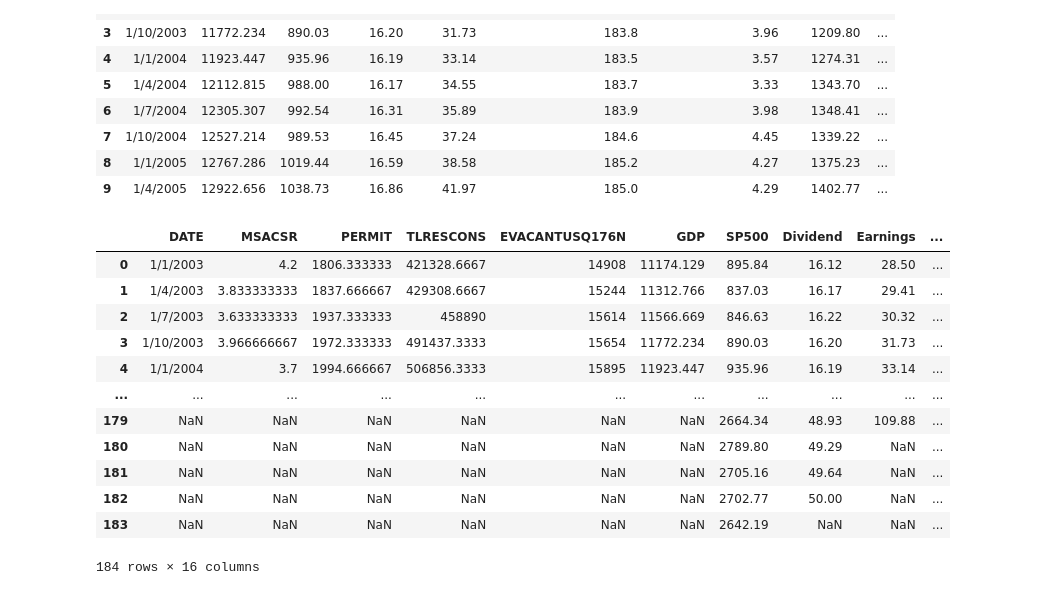
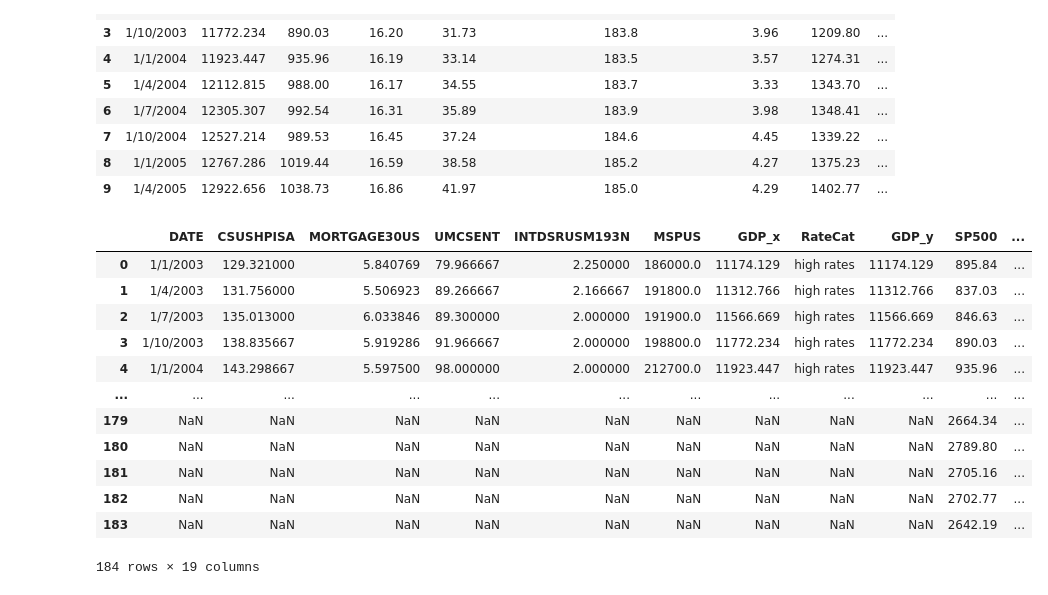
Before and after one commit to jmccahill5/datman, a Jupyter notebook: PS3.ipynb, the cells around one changed output. Saved outputs shown, nothing was run; the diff lists cells and outputs as text; code cells hidden in the pictures.

```diff
--- a/PS3.ipynb
+++ b/PS3.ipynb
@@ -154,17 +156,17 @@ dat3.head(10)
 # %%
-mergedOuter2 = pd.merge(dat2, dat3, how='outer', on=['DATE'],indicator=True)
+mergedOuter2 = pd.merge(dat, dat3, how='outer', on=['DATE'],indicator=True)
 mergedOuter2
 # %% [output]
-|  | DATE | MSACSR | PERMIT | TLRESCONS | EVACANTUSQ176N | GDP | SP500 | Dividend | Earnings | ... |
-| 0 | 1/1/2003 | 4.2 | 1806.333333 | 421328.6667 | 14908 | 11174.129 | 895.84 | 16.12 | 28.50 | ... |
-| 1 | 1/4/2003 | 3.833333333 | 1837.666667 | 429308.6667 | 15244 | 11312.766 | 837.03 | 16.17 | 29.41 | ... |
-| 2 | 1/7/2003 | 3.633333333 | 1937.333333 | 458890 | 15614 | 11566.669 | 846.63 | 16.22 | 30.32 | ... |
-| 3 | 1/10/2003 | 3.966666667 | 1972.333333 | 491437.3333 | 15654 | 11772.234 | 890.03 | 16.20 | 31.73 | ... |
-| 4 | 1/1/2004 | 3.7 | 1994.666667 | 506856.3333 | 15895 | 11923.447 | 935.96 | 16.19 | 33.14 | ... |
-| ... | ... | ... | ... | ... | ... | ... | ... | ... | ... | ... |
-| 179 | NaN | NaN | NaN | NaN | NaN | NaN | 2664.34 | 48.93 | 109.88 | ... |
-| 180 | NaN | NaN | NaN | NaN | NaN | NaN | 2789.80 | 49.29 | NaN | ... |
-| 181 | NaN | NaN | NaN | NaN | NaN | NaN | 2705.16 | 49.64 | NaN | ... |
-| 182 | NaN | NaN | NaN | NaN | NaN | NaN | 2702.77 | 50.00 | NaN | ... |
-| 183 | NaN | NaN | NaN | NaN | NaN | NaN | 2642.19 | NaN | NaN | ... |
+|  | DATE | CSUSHPISA | MORTGAGE30US | UMCSENT | INTDSRUSM193N | MSPUS | GDP_x | RateCat | GDP_y | SP500 | ... |
+| 0 | 1/1/2003 | 129.321000 | 5.840769 | 79.966667 | 2.250000 | 186000.0 | 11174.129 | high rates | 11174.129 | 895.84 | ... |
+| 1 | 1/4/2003 | 131.756000 | 5.506923 | 89.266667 | 2.166667 | 191800.0 | 11312.766 | high rates | 11312.766 | 837.03 | ... |
+| 2 | 1/7/2003 | 135.013000 | 6.033846 | 89.300000 | 2.000000 | 191900.0 | 11566.669 | high rates | 11566.669 | 846.63 | ... |
+| 3 | 1/10/2003 | 138.835667 | 5.919286 | 91.966667 | 2.000000 | 198800.0 | 11772.234 | high rates | 11772.234 | 890.03 | ... |
+| 4 | 1/1/2004 | 143.298667 | 5.597500 | 98.000000 | 2.000000 | 212700.0 | 11923.447 | high rates | 11923.447 | 935.96 | ... |
+| ... | ... | ... | ... | ... | ... | ... | ... | ... | ... | ... | ... |
+| 179 | NaN | NaN | NaN | NaN | NaN | NaN | NaN | NaN | NaN | 2664.34 | ... |
+| 180 | NaN | NaN | NaN | NaN | NaN | NaN | NaN | NaN | NaN | 2789.80 | ... |
+| 181 | NaN | NaN | NaN | NaN | NaN | NaN | NaN | NaN | NaN | 2705.16 | ... |
+| 182 | NaN | NaN | NaN | NaN | NaN | NaN | NaN | NaN | NaN | 2702.77 | ... |
+| 183 | NaN | NaN | NaN | NaN | NaN | NaN | NaN | NaN | NaN | 2642.19 | ... |
-184 rows × 16 columns
+184 rows × 19 columns
```
Also changed, not shown: parts of 24 cells of this notebook.
